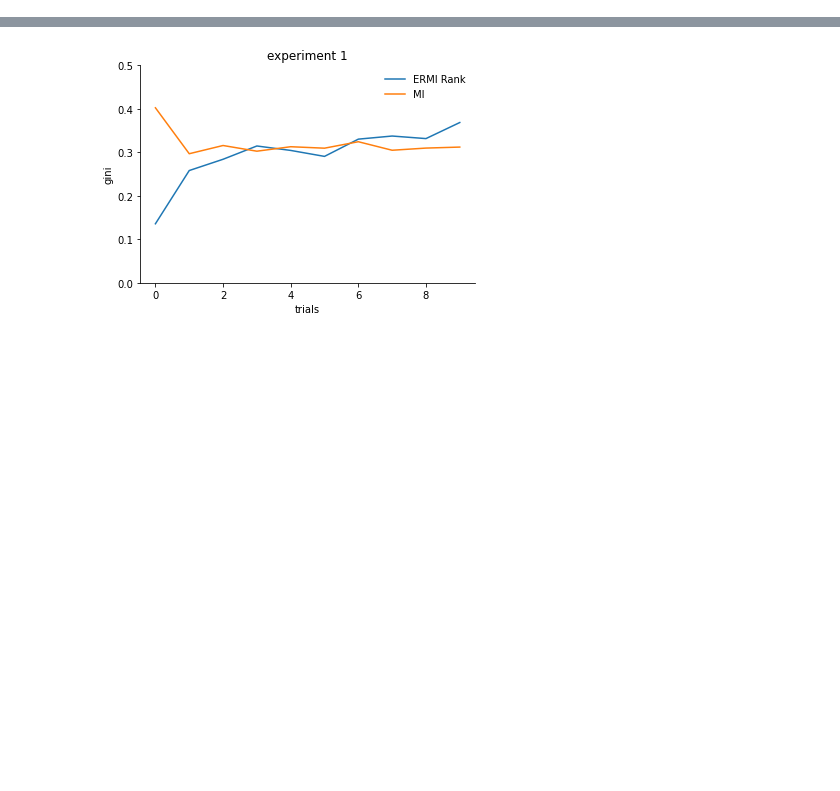
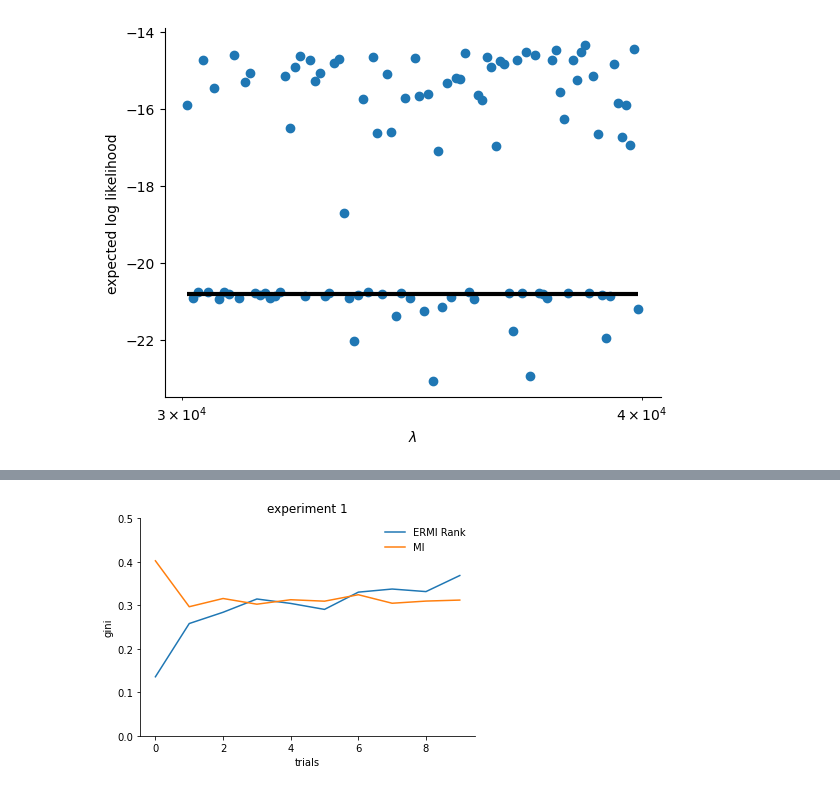
Before and after one commit to akjagadish/ermi, a Jupyter notebook: notebooks/bermi_scope.ipynb, the cells around one changed output, grey strips where cells are left out. Drawn from its saved outputs; the diff is of its cells as text; code cells hidden in the pictures; blank space fills up the shorter version.

```diff
--- a/notebooks/bermi_scope.ipynb
+++ b/notebooks/bermi_scope.ipynb
@@ -130,3 +137,12 @@ sns.despine()
+# %%
+plt.scatter(lambdas, logs)
+plt.xscale('log')
+plt.xlabel('$\lambda$')
+plt.ylabel('expected log likelihood')
+plt.hlines(np.log(1/2)*30, xmin=lambdas[0], xmax=lambdas[-1], color='k', lw=3)
+sns.despine()
+# %% [output]
+[figure, added]
 # %%
 experiment_id=1
 data = pd.read_csv(f'/u/ajagadish/ermi/decisionmaking/data/human/binz2022heuristics_exp{experiment_id}.csv')
```
Also changed, not shown: parts of 8 cells of this notebook, 3 other files.
